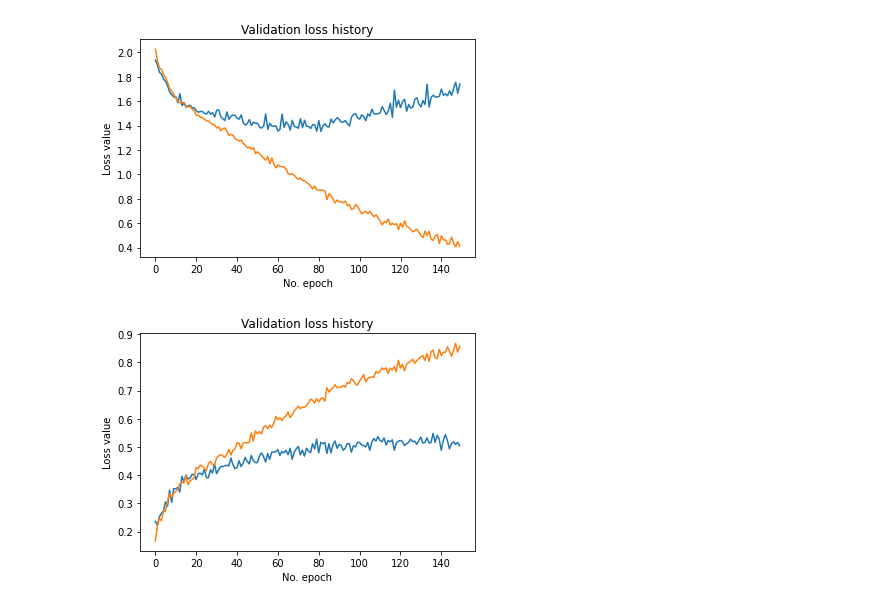
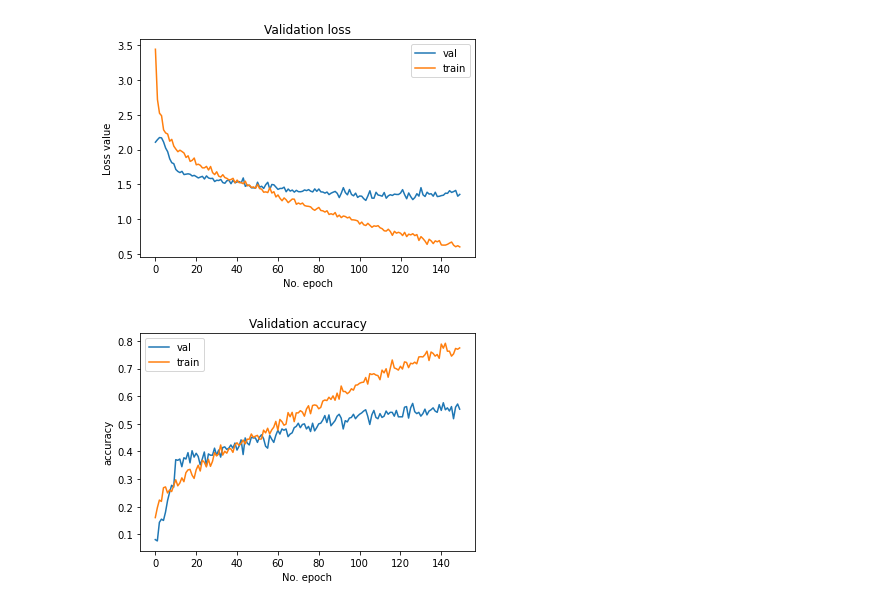
Before and after one commit to ABHISHEK03312/Speech_Emotion_recognition, a Jupyter notebook: ser-clean-code.ipynb, the cells around one changed output. Drawn from its saved outputs; the diff is of its cells as text; code cells hidden in the pictures.

```diff
--- a/ser-clean-code.ipynb
+++ b/ser-clean-code.ipynb
@@ -175,11 +120,6 @@ X_train = pd.read_csv("./SER_data/X_train.csv")
 X_test = pd.read_csv("./SER_data/X_test.csv")
 y_train = pd.read_csv("./SER_data/y_train.csv")
 y_test = pd.read_csv("./SER_data/y_test.csv")
-# %%
-X_train_cnn_features = np.expand_dims(X_train_features,axis=2)
-X_test_cnn_features = np.expand_dims(X_test_features,axis=2)
-y_train_cnn_features = encoder.fit_transform(np.array(y_train_features).reshape(-1,1)).toarray()
-y_test_cnn_features = encoder.fit_transform(np.array(y_test_features).reshape(-1,1)).toarray()
 # %%
 X_train_cnn = np.expand_dims(X_train,axis=2)
 X_test_cnn = np.expand_dims(X_test,axis=2)
@@ -312,8 +193,8 @@ def cnn_layers(no_folds,no_epochs,batch_size,X_train,y_train,X_test,y_test,epoch
 # %%
-Batch_sizes = [30]
+Batch_sizes = [16]
 model_results = {}
 epoch_times_dict = {}
 for size in Batch_sizes:
-  history = cnn_layers(2,150,size,X_train_fourier_cnn,y_train_fourier_cnn,X_test_fourier_cnn,y_test_fourier_cnn,epoch_times_dict)
-  model_results[size] = history
+  history = cnn_layers(2,150,size,X_train_cnn,y_train_cnn,X_test_cnn,y_test_cnn,epoch_times_dict)
+  model_results[size] = history[0]
 # %% [output]
@@ -337,18 +235,20 @@ Epoch 150/150
 # %%
-plt.plot(model_results[24][0].history['val_loss'])
-plt.plot(model_results[24][0].history['loss'])
-plt.title('Validation loss history')
+plt.plot(model_results[16][0].history['val_loss'])
+plt.plot(model_results[16][0].history['loss'])
+plt.title('Validation loss')
 plt.ylabel('Loss value')
 plt.xlabel('No. epoch')
+plt.legend(['val', 'train'], loc='upper right')
 plt.show()
 # %% [output]
-[figure, old version]
+[figure, new version]
 # %%
-plt.plot(model_results[24][0].history['val_accuracy'])
-plt.plot(model_results[24][0].history['accuracy'])
-plt.title('Validation loss history')
-plt.ylabel('Loss value')
+plt.plot(model_results[16][0].history['val_accuracy'])
+plt.plot(model_results[16][0].history['accuracy'])
+plt.title('Validation accuracy')
+plt.ylabel('accuracy')
 plt.xlabel('No. epoch')
+plt.legend(['val', 'train'], loc='upper left')
 plt.show()
 # %% [output]
-[figure, old version]
+[figure, new version]
```
Also changed, not shown: parts of 26 cells of this notebook, 7 other files.
